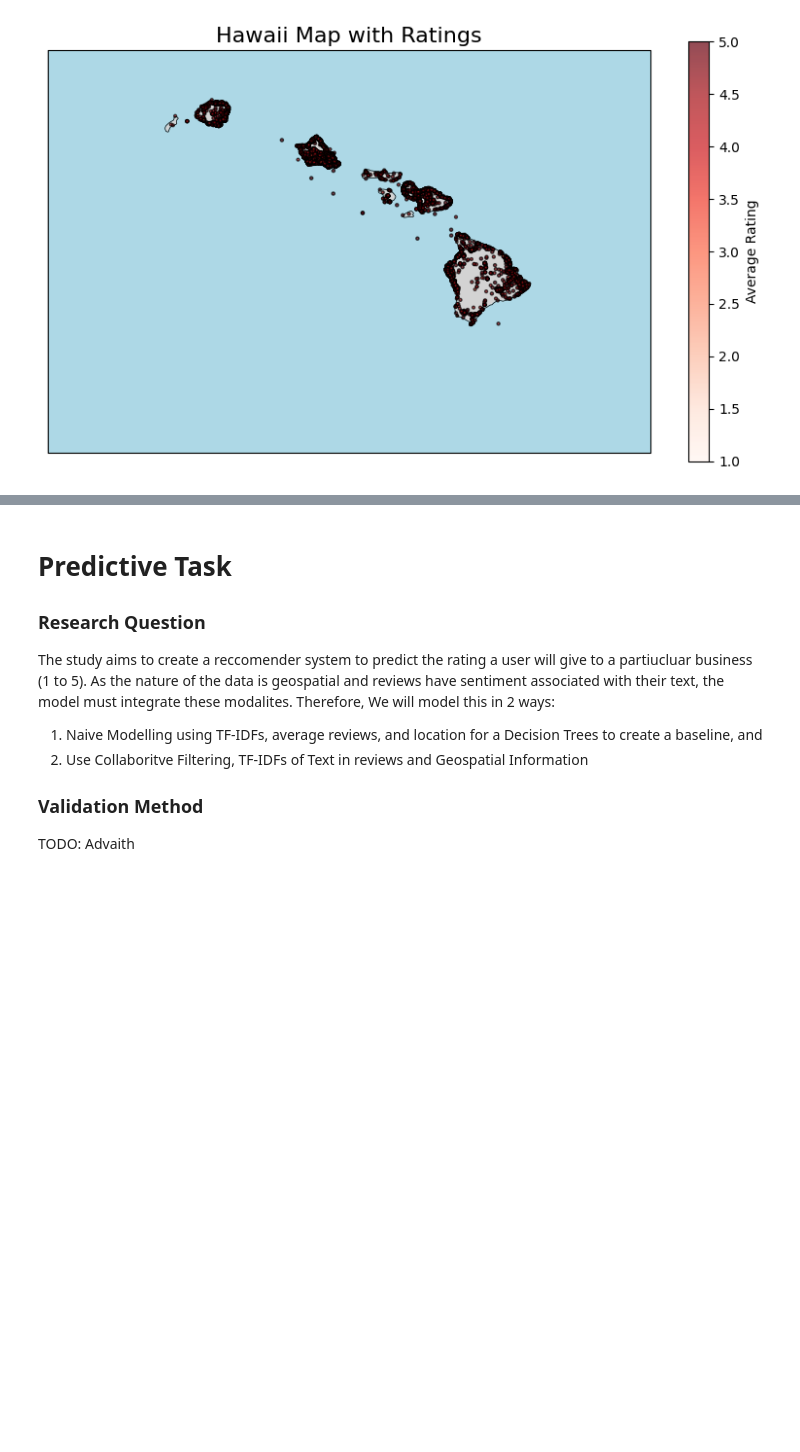
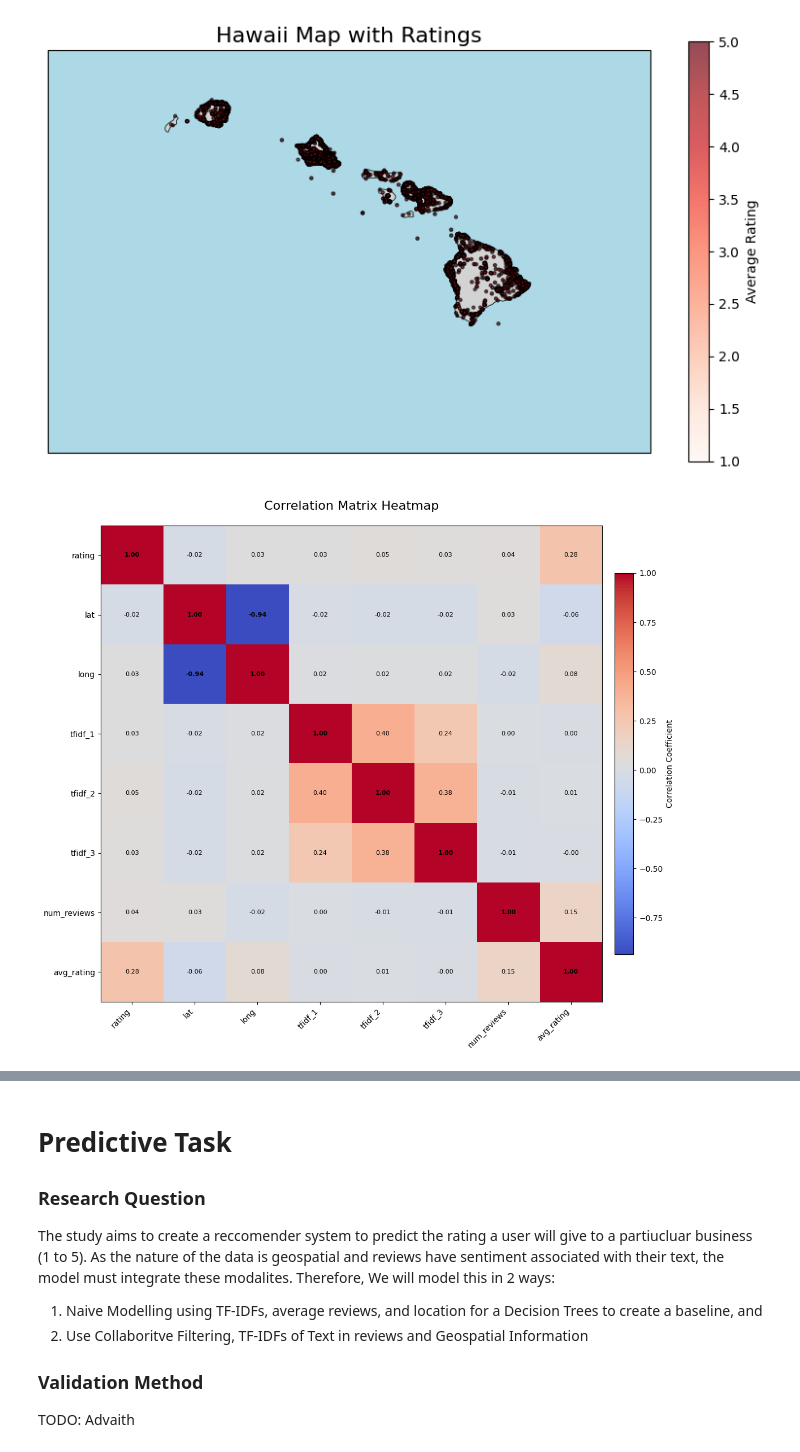
Before and after one commit to ArnavTalreja/Determining-factors-Influencing-Ratings-for-Consumer-Businesses, a Jupyter notebook: assignment2.ipynb, the cells around one changed output, grey strips where cells are left out. Cells and saved outputs as stored; diff of their text form; code cells hidden in the pictures; blank space fills up the shorter version.

Commit message:
updated code with diagrams

```diff
--- a/assignment2.ipynb
+++ b/assignment2.ipynb
@@ -281,3 +289,44 @@ def plot_hawaii_with_ratings(data):
 plot_hawaii_with_ratings(metadata)
 # %% [output]
 [figure]
+# %%
+df = data[['rating', 'lat', 'long', 'tfidf_1', 'tfidf_2', 'tfidf_3', 'num_reviews', 'avg_rating']]
+# Calculate the correlation matrix
+correlation_matrix = df.corr()
+
+# Create the heatmap
+plt.figure(figsize=(12, 10))
+plt.imshow(correlation_matrix, cmap='coolwarm', interpolation='nearest', aspect='auto')
+plt.colorbar(label='Correlation Coefficient', shrink=0.8, pad=0.02)
+
+# Add titles and axis labels
+plt.xticks(
+    ticks=np.arange(len(correlation_matrix.columns)),
+    labels=correlation_matrix.columns,
+    rotation=45,
+    ha='right',
+    fontsize=10
+)
+plt.yticks(
+    ticks=np.arange(len(correlation_matrix.columns)),
+    labels=correlation_matrix.columns,
+    fontsize=10
+)
+
+plt.title('Correlation Matrix Heatmap', fontsize=16, pad=20)
+plt.grid(False)  # Remove the grid for a cleaner look
+
+# Add annotations (correlation values)
+for i in range(len(correlation_matrix.columns)):
+    for j in range(len(correlation_matrix.columns)):
+        plt.text(
+            j, i,
+            f"{correlation_matrix.iloc[i, j]:.2f}",
+            ha="center", va="center", color="black",
+            fontsize=8, fontweight='bold' if abs(correlation_matrix.iloc[i, j]) > 0.5 else 'normal'
+        )
+
+plt.tight_layout()
+plt.show()
+# %% [output]
+[figure, added]
```
Also changed, not shown: parts of 14 cells of this notebook, 5 other files.
